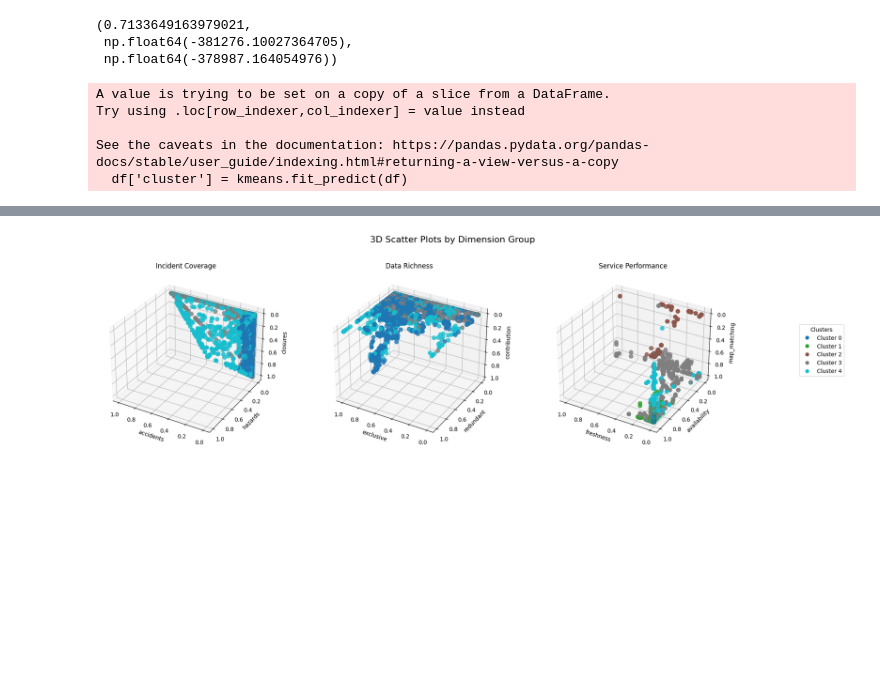
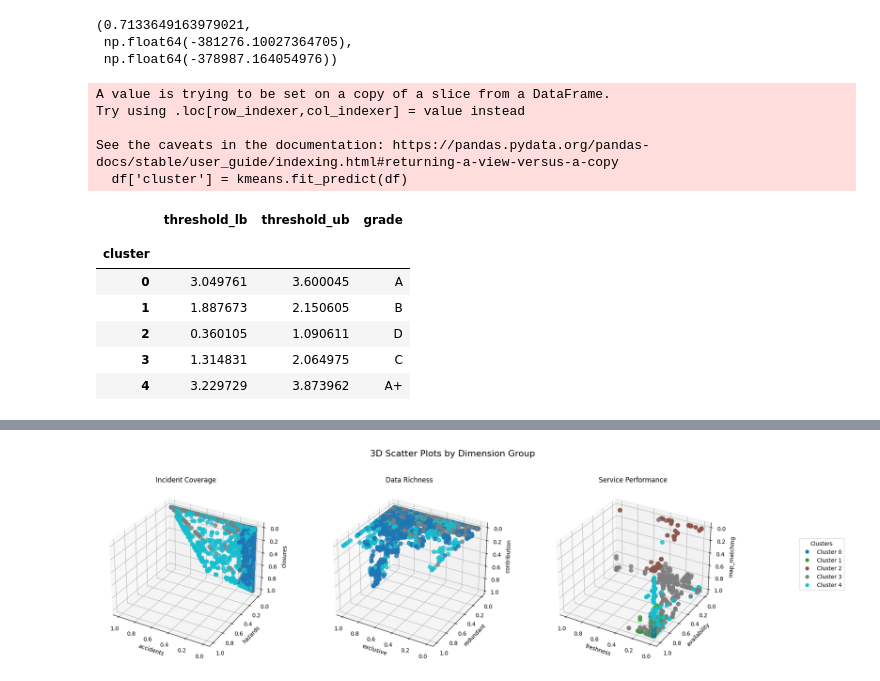
Before and after one commit to ArjanFaber-TomTom/Provider_Classification_System_Development, a Jupyter notebook: Providers_Classification.ipynb, the cells around one changed output, grey strips where cells are left out. Cells and saved outputs as stored; diff of their text form; code cells hidden in the pictures; blank space fills up the shorter version.

```diff
--- a/Providers_Classification.ipynb
+++ b/Providers_Classification.ipynb
@@ -481,10 +488,19 @@ def plot(df, var_name):
 
     plt.show()
 # %%
-df_kmean, df_mean,df_var, df_thld, kmean_metric = cluster_kmeans(df, a=1,b=1,c=0,d=0)
+df_kmean, df_kmean_mean,df_kmean_var, df_kmeans_thld, kmean_metric = cluster_kmeans(df, a=1)
+df_kmeans_thld
 # %% [output]
 A value is trying to be set on a copy of a slice from a DataFrame.
 Try using .loc[row_indexer,col_indexer] = value instead
 
 See the caveats in the documentation: https://pandas.pydata.org/pandas-docs/stable/user_guide/indexing.html#returning-a-view-versus-a-copy
   df['cluster'] = kmeans.fit_predict(df)
+|  | threshold_lb | threshold_ub | grade |
+|  |  |  |  |
+| cluster |  |  |  |
+| 0 | 3.049761 | 3.600045 | A |
+| 1 | 1.887673 | 2.150605 | B |
+| 2 | 0.360105 | 1.090611 | D |
+| 3 | 1.314831 | 2.064975 | C |
+| 4 | 3.229729 | 3.873962 | A+ |
```
Also changed, not shown: parts of 11 cells of this notebook.
